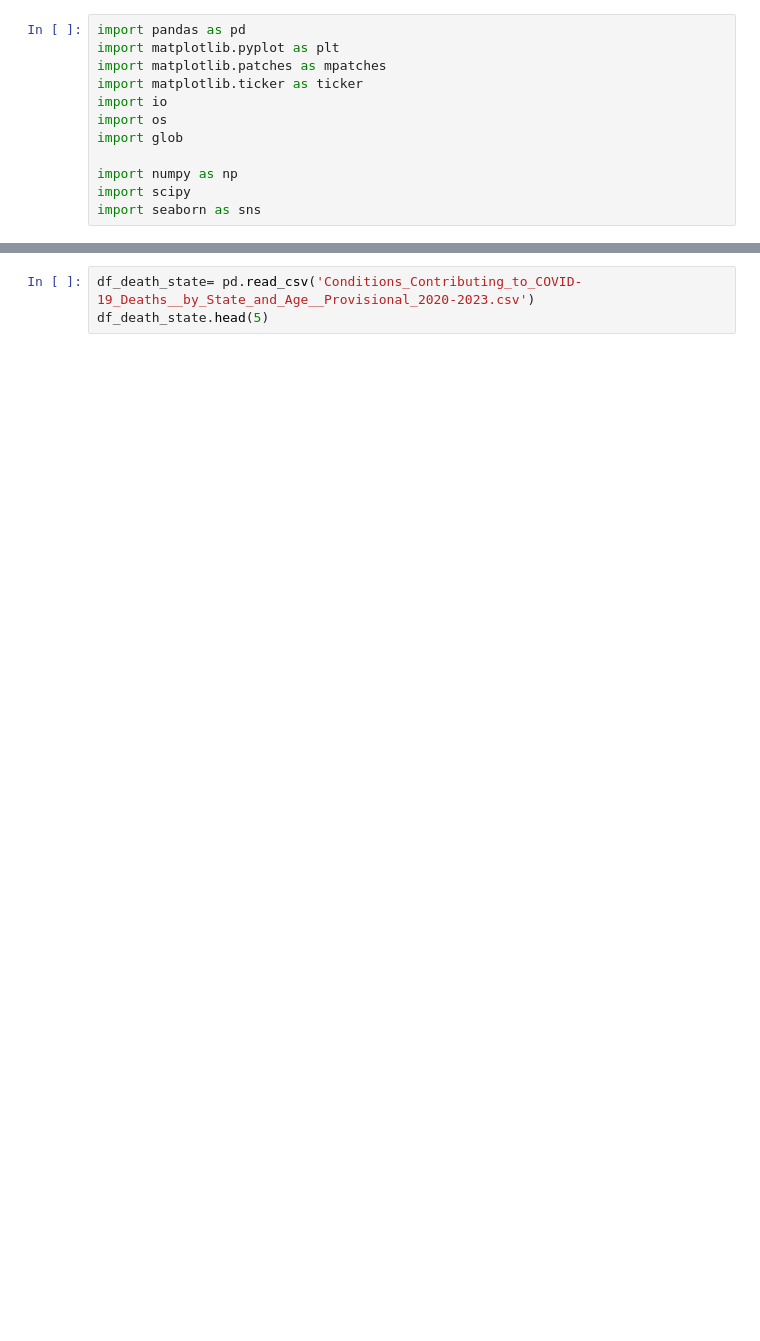
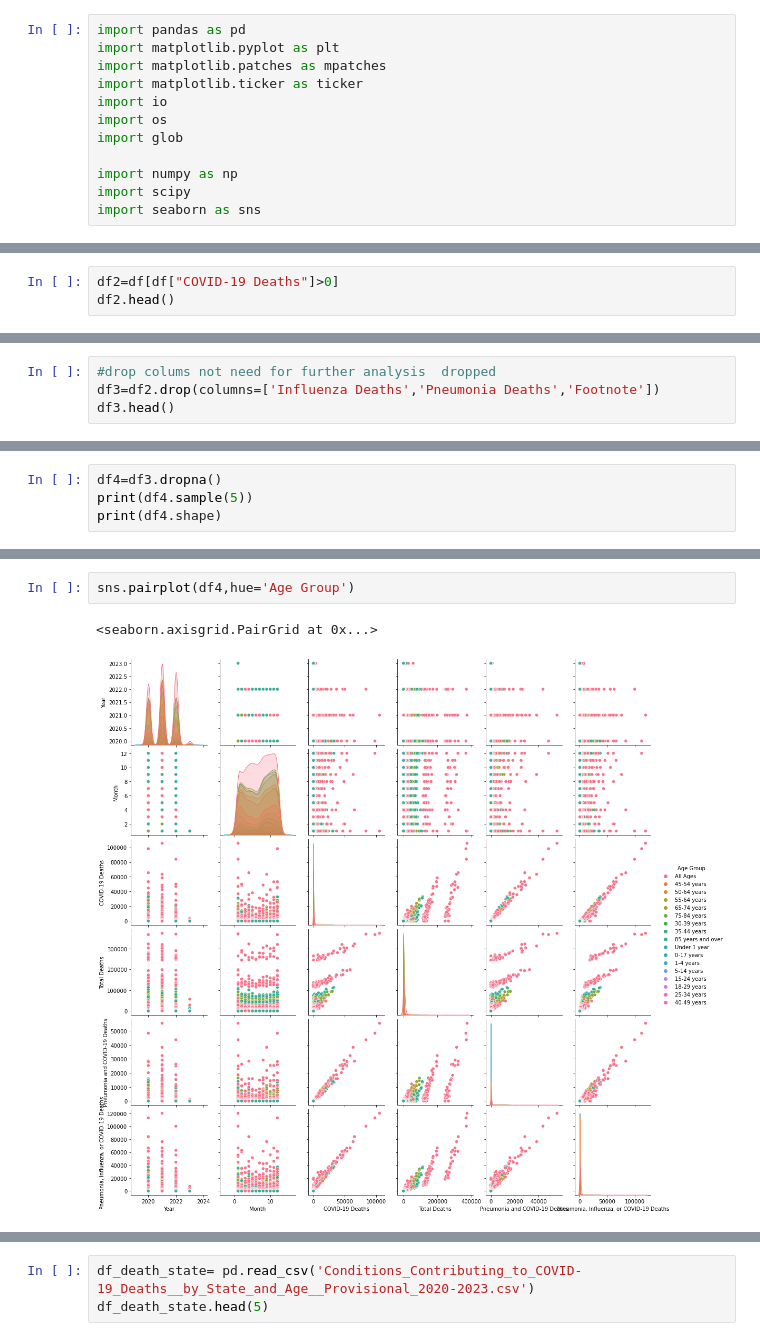
Before and after one commit to okohnkay/Covid-data, a Jupyter notebook: EDA Covid_provisional.ipynb, the cells around one changed output, grey strips where cells are left out. Saved outputs shown, nothing was run; the diff lists cells and outputs as text; blank space fills up the shorter version.

```diff
--- a/EDA Covid_provisional.ipynb
+++ b/EDA Covid_provisional.ipynb
@@ -61,0 +59,3 @@ sns.histplot(data=df_death_sex, x="Total Deaths", kde=True)
+# %%
+df2=df[df["COVID-19 Deaths"]>0]
+df2.head()
@@ -61,0 +64,4 @@ sns.histplot(data=df_death_sex, x="Total Deaths", kde=True)
+# %%
+#drop colums not need for further analysis  dropped
+df3=df2.drop(columns=['Influenza Deaths','Pneumonia Deaths','Footnote'])
+df3.head()
@@ -61,0 +70,4 @@ sns.histplot(data=df_death_sex, x="Total Deaths", kde=True)
+# %%
+df4=df3.dropna()
+print(df4.sample(5))
+print(df4.shape)
@@ -61,0 +92,5 @@ sns.histplot(data=df_death_sex, x="Total Deaths", kde=True)
+# %%
+sns.pairplot(df4,hue='Age Group')
+# %% [output]
+<seaborn.axisgrid.PairGrid at 0x...>
+[figure, added]
```
Also changed, not shown: parts of 11 cells of this notebook.
